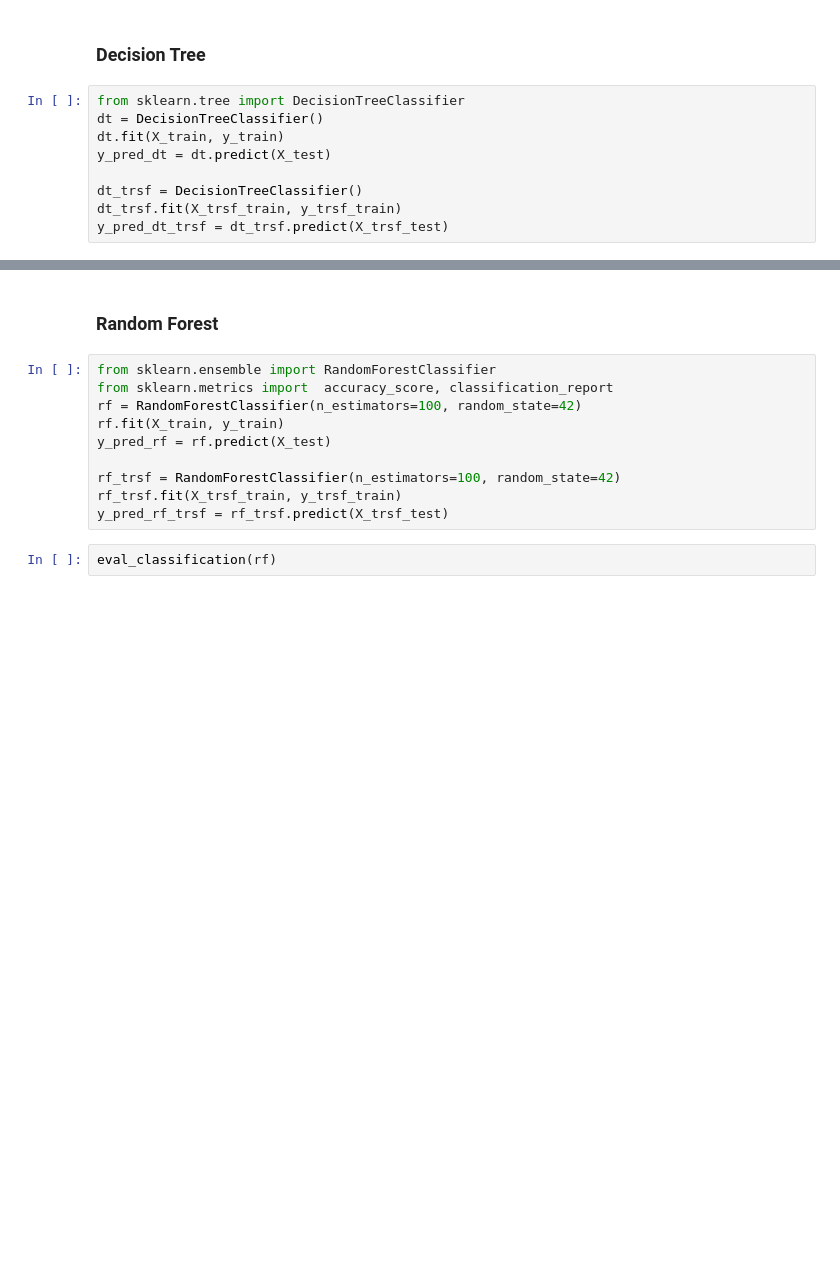
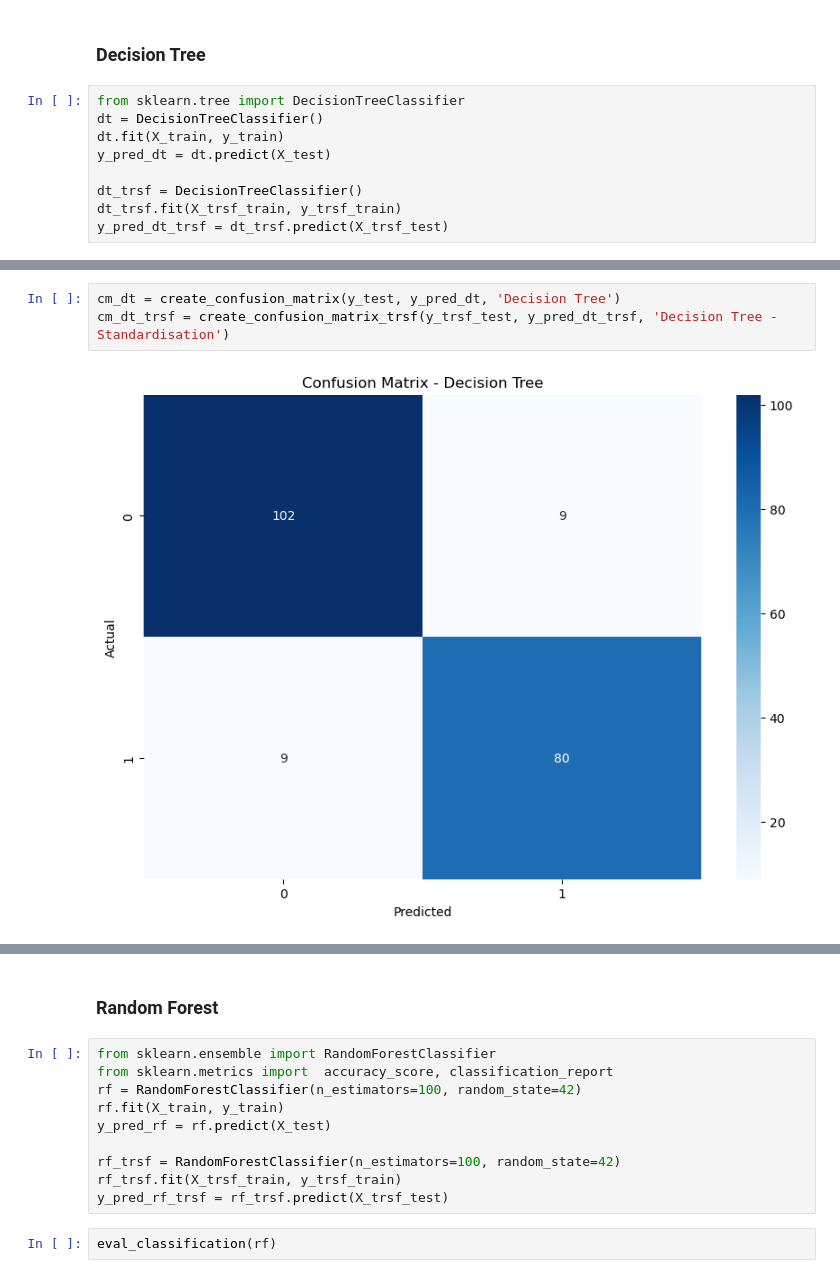
Before and after one commit to sailafs/Predict-Clicked-Ads-Customer-Classification-by-Using-Machine-Learning, a Jupyter notebook: Project-2.ipynb, the cells around one changed output, grey strips where cells are left out. Cells and saved outputs as stored; diff of their text form; blank space fills up the shorter version.

```diff
--- a/Project-2.ipynb
+++ b/Project-2.ipynb
@@ -569 +611,6 @@ recall (crossval test): 0.9536585365853657
 recall (crossval train): 1.0
+# %%
+cm_dt = create_confusion_matrix(y_test, y_pred_dt, 'Decision Tree')
+cm_dt_trsf = create_confusion_matrix_trsf(y_trsf_test, y_pred_dt_trsf, 'Decision Tree - Standardisation')
+# %% [output]
+[figure, added]
```
Also changed, not shown: parts of 30 cells of this notebook, 14 other files.
